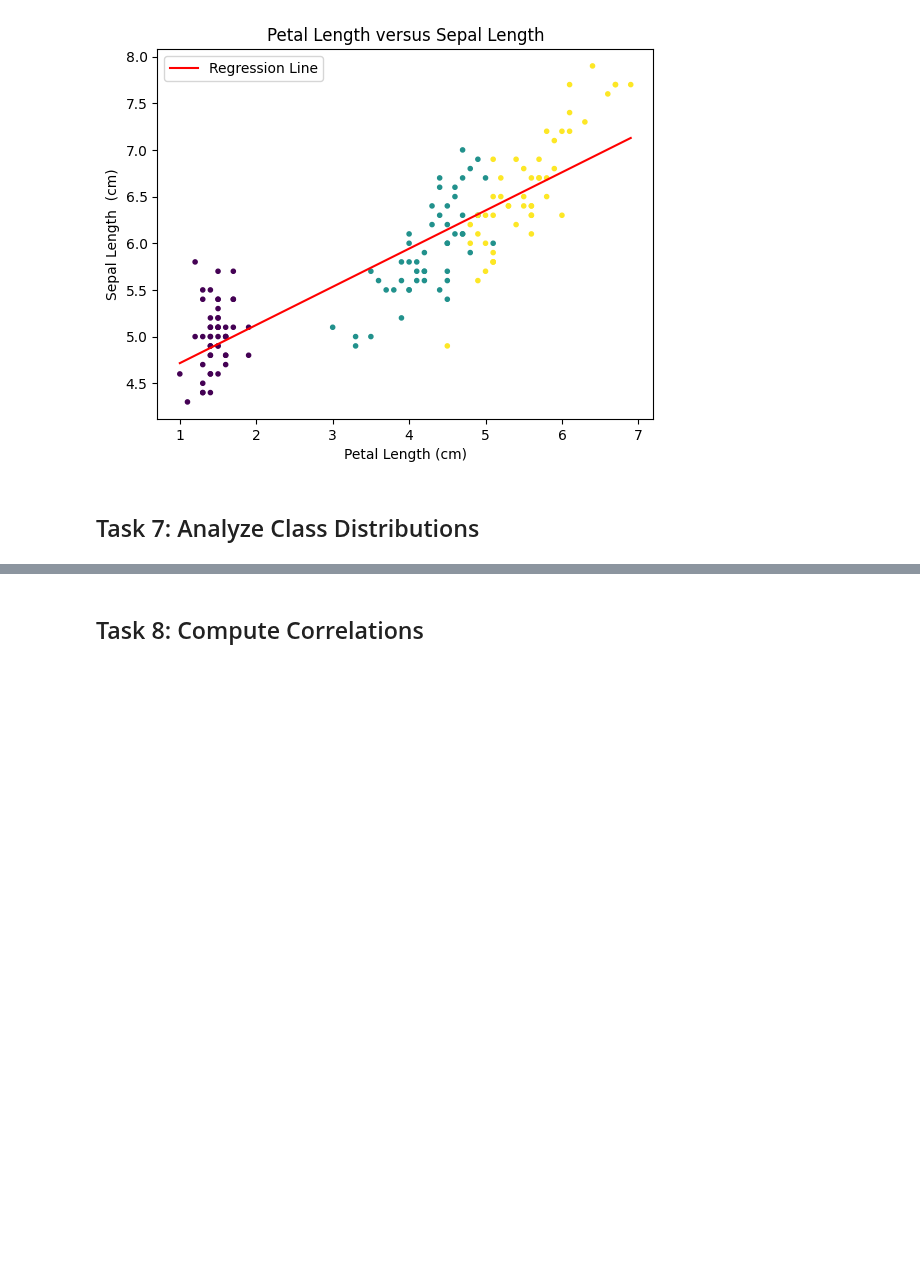
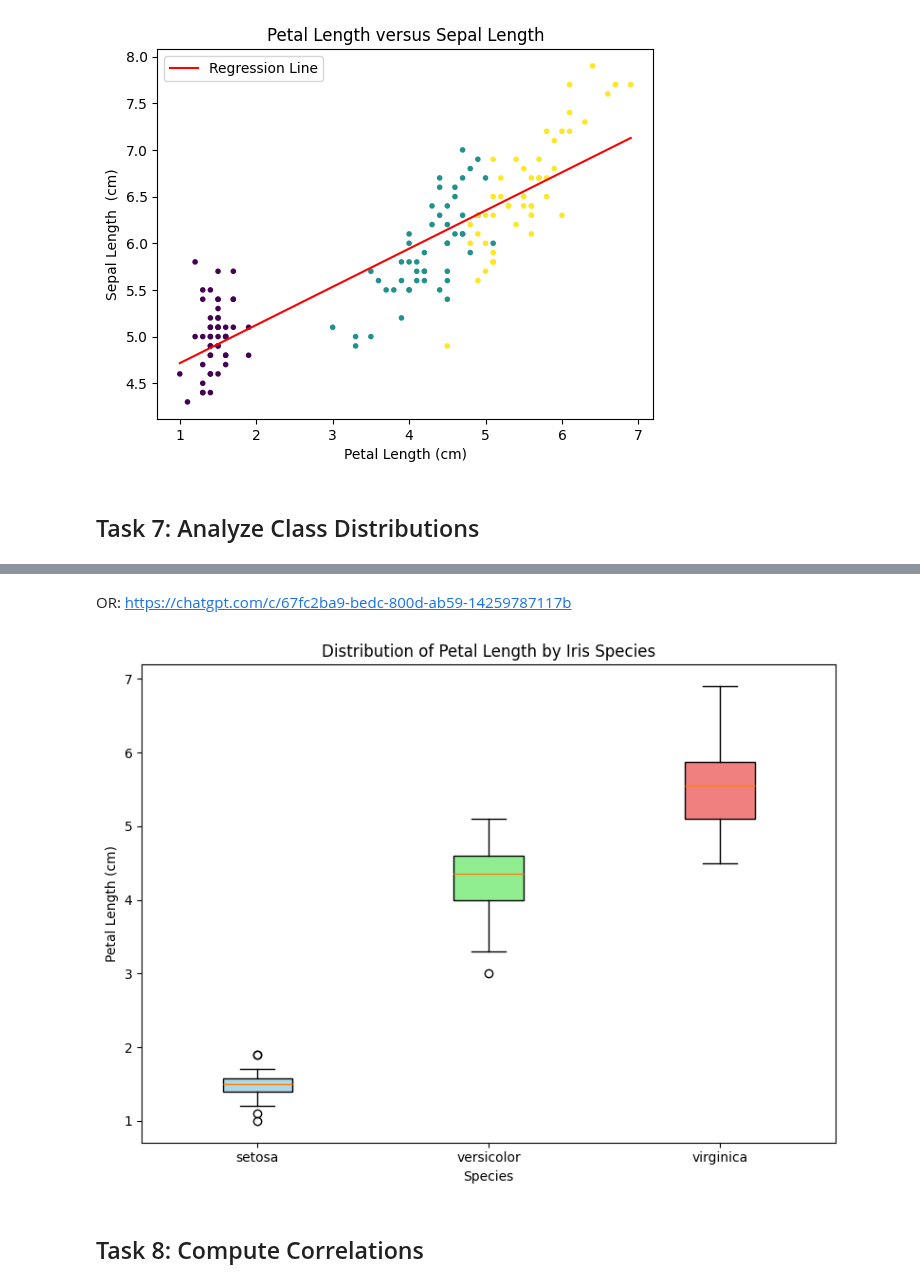
Before and after one commit to seasid3/seasid3-prin_data_analy, a Jupyter notebook: tasks.ipynb, the cells around one changed output, grey strips where cells are left out. Cells and saved outputs as stored; diff of their text form; code cells hidden in the pictures; blank space fills up the shorter version.

```diff
--- a/tasks.ipynb
+++ b/tasks.ipynb
@@ -475,3 +552,37 @@ To analyze box-plots of the petal lengths for each of the three classes of iris.
+# %% [markdown]
+OR: https://chatgpt.com/c/67fc2ba9-bedc-800d-ab59-14259787117b
+# %%
+# Define x values
+data_iris = database.data  # shape: (150, 4)
+class_labels = database.target  # class labels: 0, 1, 2
+feature_names = database.feature_names
+target_names = database.target_names
+
+# Index of petal length in x
+petal_length_index = feature_names.index('petal length (cm)')
+
+# Extract petal lengths by class
+petal_lengths_by_class = [data_iris[class_labels == i, petal_length_index] for i in np.unique(class_labels)]
+
+# Define colors for each species
+box_colors = ["lightblue", "lightgreen", "lightcoral"]
+
+# Create boxplot
+plt.figure(figsize=(8, 6))
+box = plt.boxplot(petal_lengths_by_class, patch_artist=True, labels=target_names)
+
+# Apply colours
+for patch, color in zip(box["boxes"], box_colors):
+    patch.set_facecolor(color)
+
+# Annotate plot
+plt.title("Distribution of Petal Length by Iris Species")
+plt.xlabel("Species")
+plt.ylabel('Petal Length (cm)')
+plt.tight_layout()
+plt.show()
+# %% [output]
+[figure, added]
 # %% [markdown]
 ## Task 8: Compute Correlations
 # %% [markdown]
```
Also changed, not shown: parts of 5 cells of this notebook.
